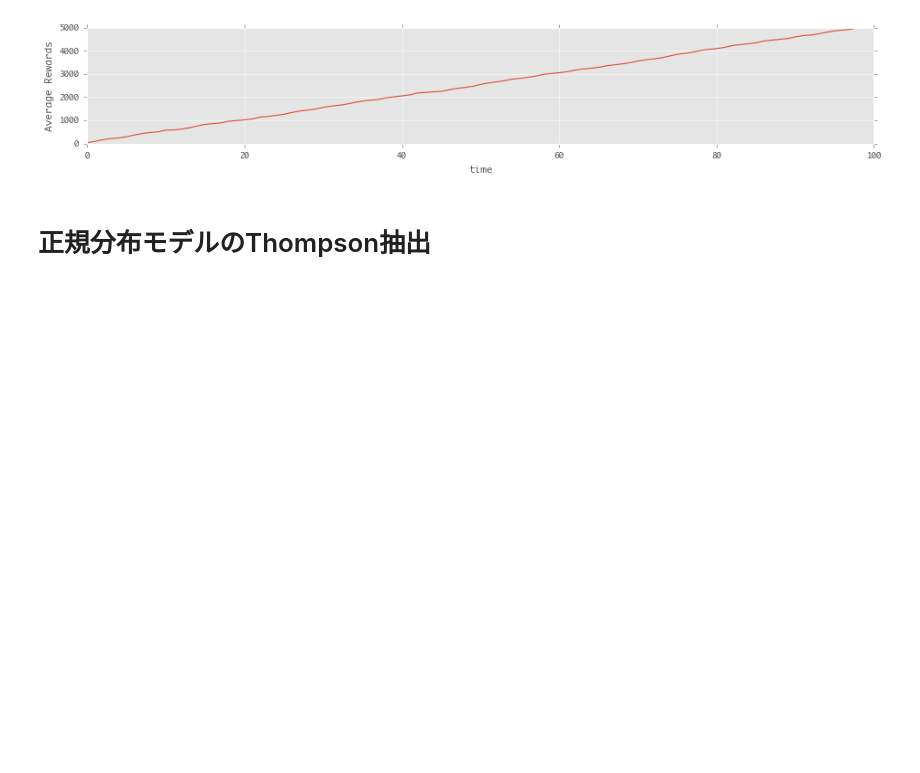
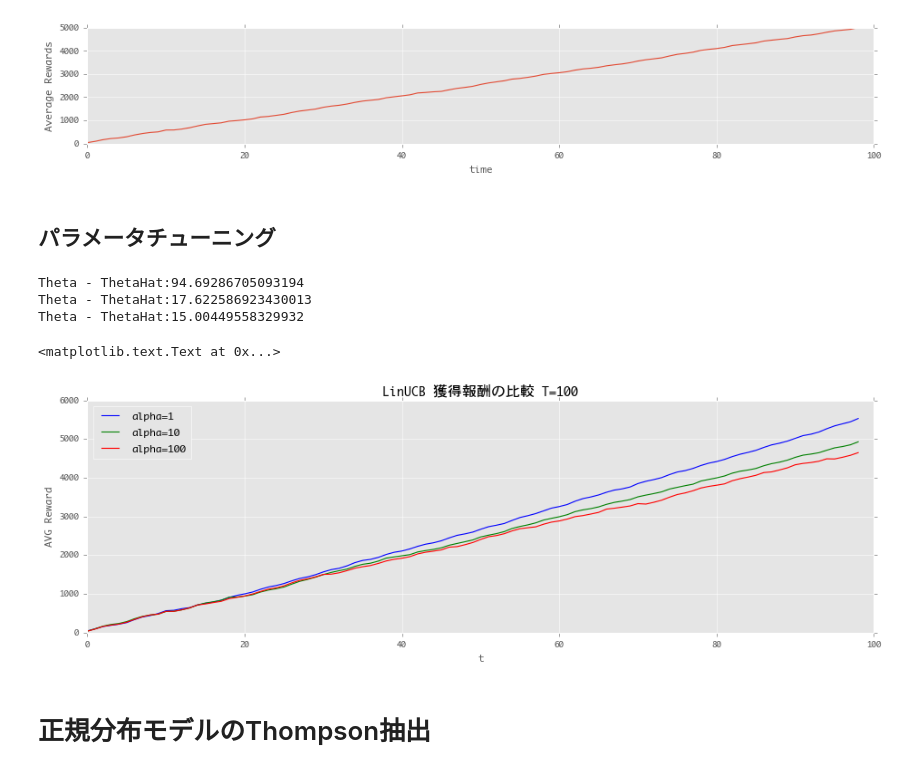
Before and after one commit to hagino3000/notebooks, a Jupyter notebook: MLP_bandit/Chap7.ipynb, the cells around one changed output. Saved outputs shown, nothing was run; the diff lists cells and outputs as text; code cells hidden in the pictures; blank space fills up the shorter version.

```diff
--- a/MLP_bandit/Chap7.ipynb
+++ b/MLP_bandit/Chap7.ipynb
@@ -253,6 +253,28 @@ rewards = run_linucb_test(T=100, trial=10)
 # %% [output]
 Theta - ThetaHat:9.880273536849476
 [figure]
+# %% [markdown]
+## パラメータチューニング
+# %%
+rewards_1 = run_linucb_test(T=100, trial=10, param_alpha=1, plot=False)
+rewards_2 = run_linucb_test(T=100, trial=10, param_alpha=10, plot=False)
+rewards_3 = run_linucb_test(T=100, trial=10, param_alpha=100, plot=False)
+# %% [output]
+Theta - ThetaHat:94.69286705093194
+Theta - ThetaHat:17.622586923430013
+Theta - ThetaHat:15.00449558329932
+# %%
+plt.figure(figsize=(14, 4))
+plt.plot(rewards_1, color='b', label='alpha=1')
+plt.plot(rewards_2, color='g', label='alpha=10')
+plt.plot(rewards_3, color='r', label='alpha=100')
+plt.ylabel('AVG Reward')
+plt.xlabel('t')
+plt.legend(loc='best')
+plt.title(u'LinUCB 獲得報酬の比較 T=100')
+# %% [output]
+<matplotlib.text.Text at 0x...>
+[figure, added]
 # %% [markdown]
 # 正規分布モデルのThompson抽出
 # %% [markdown]
```
Also changed, not shown: parts of 8 cells of this notebook.
